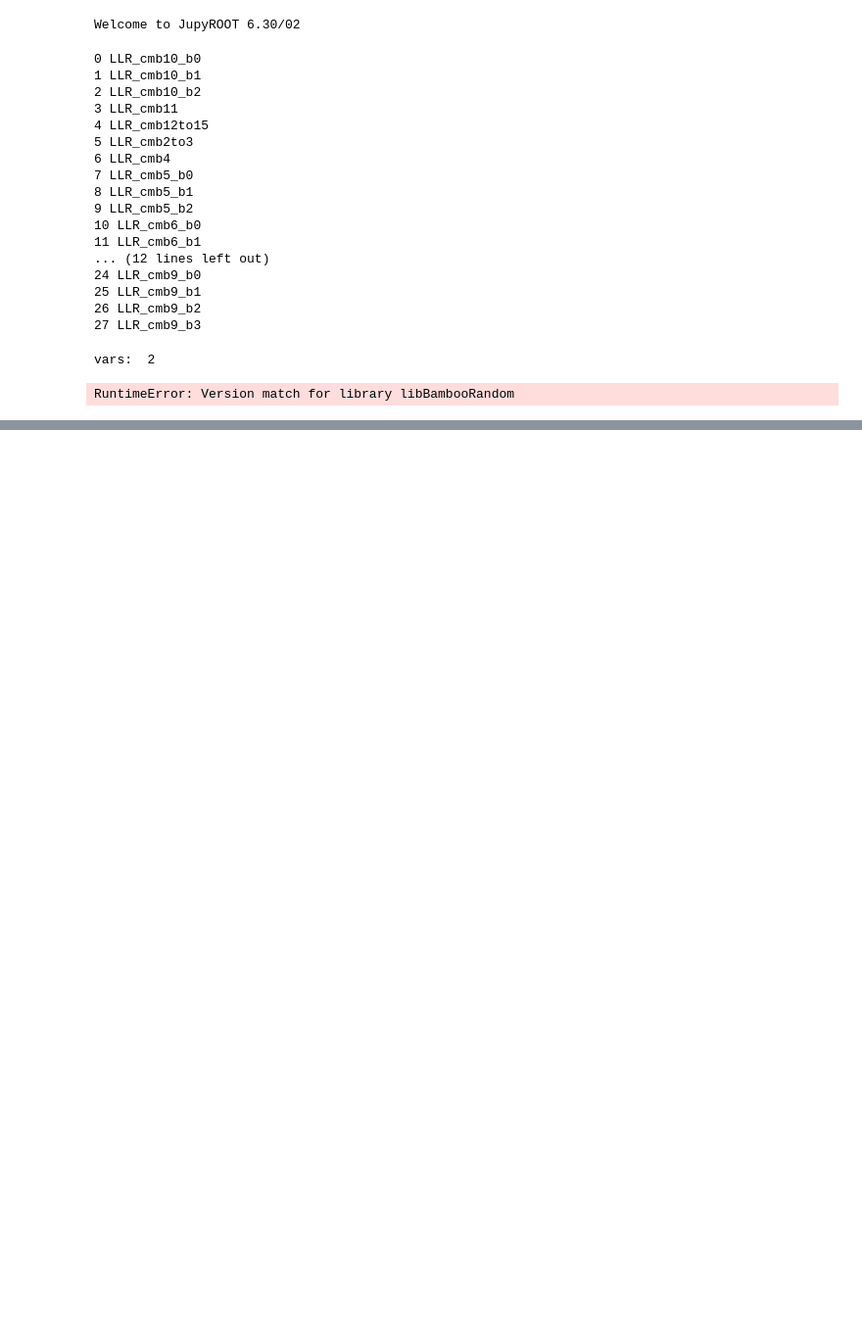
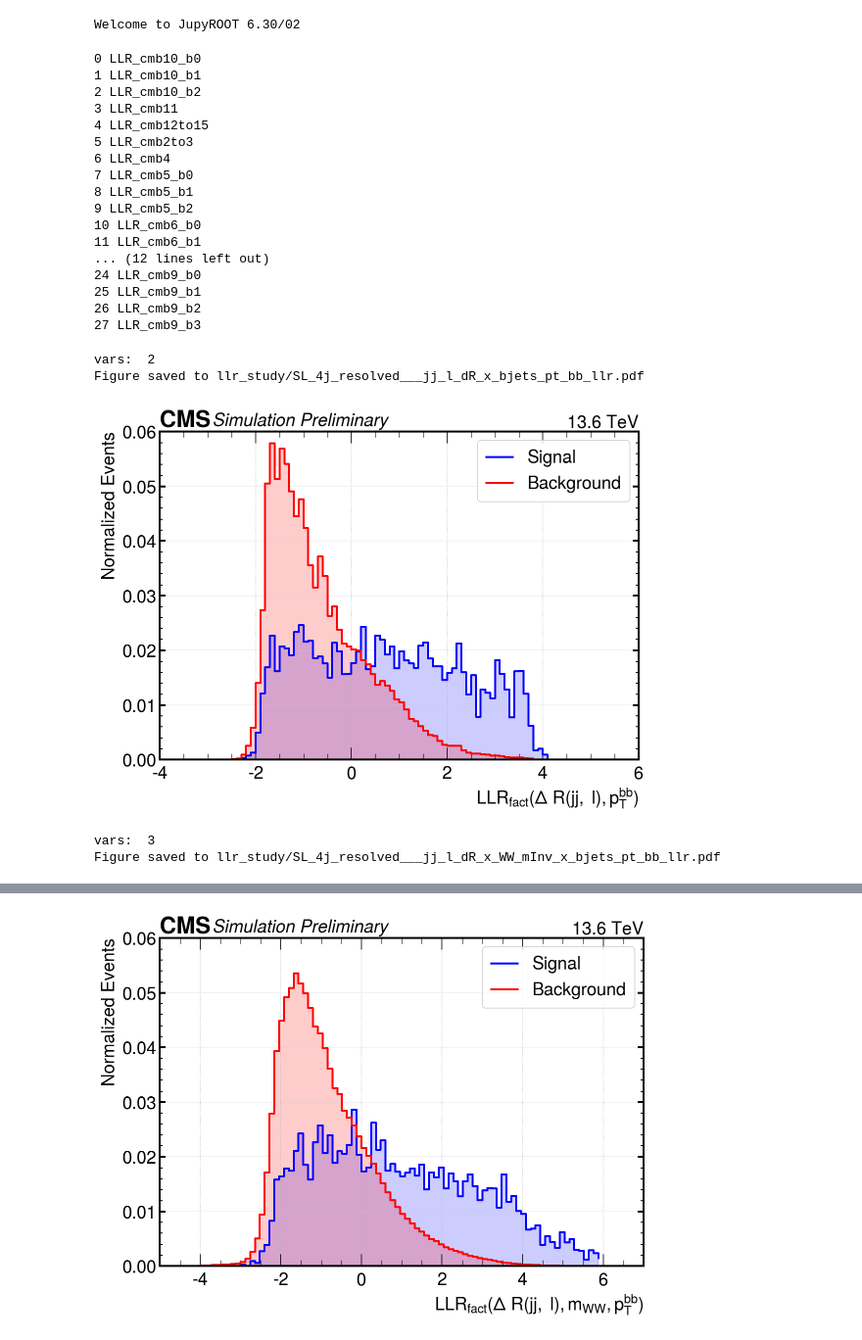
Before and after one commit to antonettprado/hh, a Jupyter notebook: llr_study/plot_llrs_distributions.ipynb, the cells around one changed output, grey strips where cells are left out. Shown at 98% size. Cells and saved outputs as stored; diff of their text form; code cells hidden in the pictures; blank space fills up the shorter version.

```diff
--- a/llr_study/plot_llrs_distributions.ipynb
+++ b/llr_study/plot_llrs_distributions.ipynb
@@ -47,10 +48,13 @@ ref_8var = make_ref('jj_l_dR_x_WW_mInv_x_bjets_pt_bb_x_bjets_dR_x_blnu_bl_mInv_x
 # %%
 wd = WorkDirectory(crtd_dirs[5])
 llr_analyzer = Analyzer(wd, CONFIG, outdir=Path('llr_study'))
 show_var_dim(ref_2var)
-llr_analyzer.plot_sig_bkg(ref_2var, PlotLimits(xmin=-4, xmax=6, ymax=0.06))
+llr_analyzer.plot_sig_bkg_new(ref_2var, plot_style, PlotLimits(xmin=-4, xmax=6, ymax=0.06))
 show_var_dim(ref_3var)
-llr_analyzer.plot_sig_bkg(ref_3var, PlotLimits(xmin=-5, xmax=7, ymax=0.06))
+llr_analyzer.plot_sig_bkg_new(ref_3var, plot_style, PlotLimits(xmin=-5, xmax=7, ymax=0.06))
 # %% [output]
 vars:  2
+Figure saved to llr_study/SL_4j_resolved___jj_l_dR_x_bjets_pt_bb_llr.pdf
+[figure, added]
-RuntimeError: Version match for library libBambooRandom
+vars:  3
+Figure saved to llr_study/SL_4j_resolved___jj_l_dR_x_WW_mInv_x_bjets_pt_bb_llr.pdf
@@ -58,3 +61,4 @@ Error in <TUnixSystem::Load>: version mismatch, /afs/cern.ch/user/a/anunezde/.lo
+[figure, added]
 # %%
 wd = WorkDirectory(crtd_dirs[6])
 llr_analyzer = Analyzer(wd, CONFIG, outdir=Path('llr_study'))
```
Also changed, not shown: parts of 6 cells of this notebook, 4 other files.
